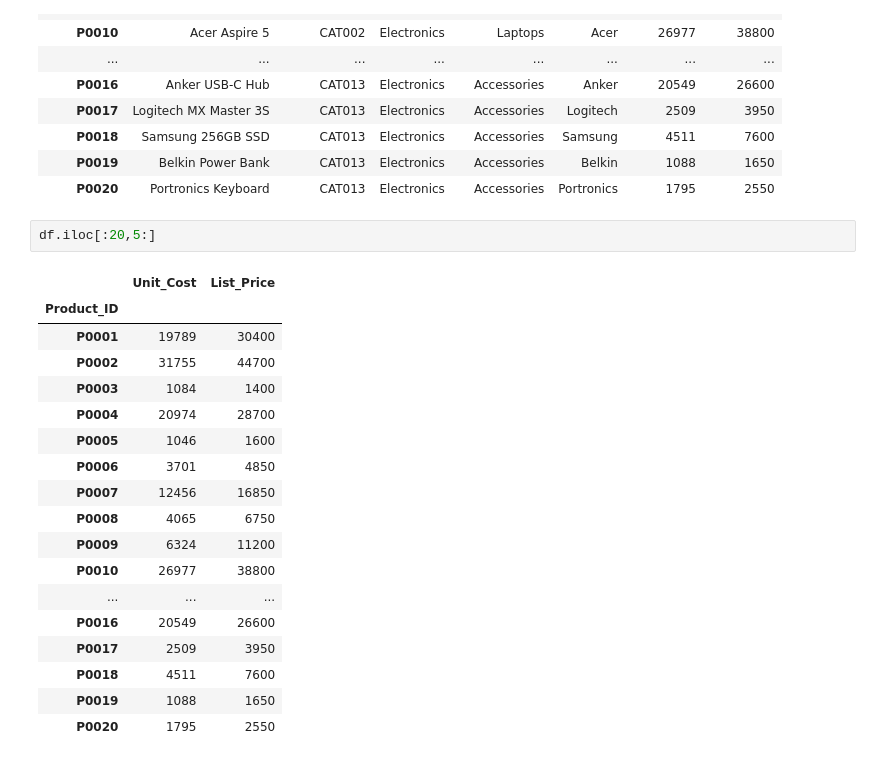
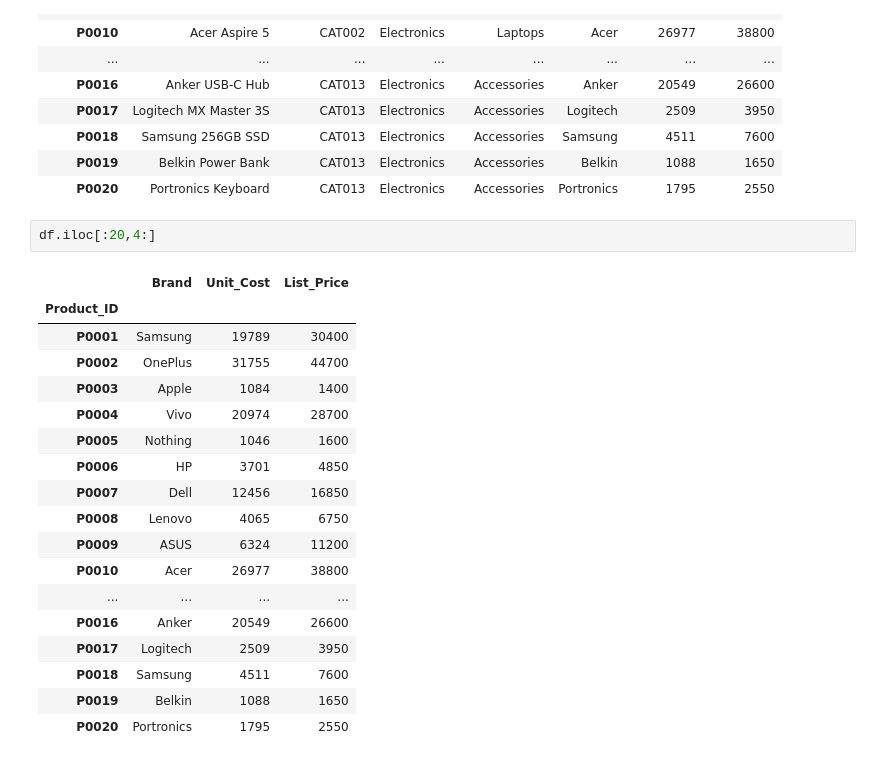
Before and after one commit to datasciencekibaatein/Business-Analyst-Batch-109, a Jupyter notebook: Pandas/02lecture.ipynb, the cells around one changed output. Saved outputs shown, nothing was run; the diff lists cells and outputs as text.

```diff
--- a/Pandas/02lecture.ipynb
+++ b/Pandas/02lecture.ipynb
@@ -129,23 +129,23 @@ df.iloc[:20]
 | P0019 | Belkin Power Bank | CAT013 | Electronics | Accessories | Belkin | 1088 | 1650 |
 | P0020 | Portronics Keyboard | CAT013 | Electronics | Accessories | Portronics | 1795 | 2550 |
 # %%
-df.iloc[:20,5:]
+df.iloc[:20,4:]
 # %% [output]
-|  | Unit_Cost | List_Price |
-| Product_ID |  |  |
-| P0001 | 19789 | 30400 |
-| P0002 | 31755 | 44700 |
-| P0003 | 1084 | 1400 |
-| P0004 | 20974 | 28700 |
-| P0005 | 1046 | 1600 |
-| P0006 | 3701 | 4850 |
-| P0007 | 12456 | 16850 |
-| P0008 | 4065 | 6750 |
-| P0009 | 6324 | 11200 |
-| P0010 | 26977 | 38800 |
-| ... | ... | ... |
-| P0016 | 20549 | 26600 |
-| P0017 | 2509 | 3950 |
-| P0018 | 4511 | 7600 |
-| P0019 | 1088 | 1650 |
-| P0020 | 1795 | 2550 |
+|  | Brand | Unit_Cost | List_Price |
+| Product_ID |  |  |  |
+| P0001 | Samsung | 19789 | 30400 |
+| P0002 | OnePlus | 31755 | 44700 |
+| P0003 | Apple | 1084 | 1400 |
+| P0004 | Vivo | 20974 | 28700 |
+| P0005 | Nothing | 1046 | 1600 |
+| P0006 | HP | 3701 | 4850 |
+| P0007 | Dell | 12456 | 16850 |
+| P0008 | Lenovo | 4065 | 6750 |
+| P0009 | ASUS | 6324 | 11200 |
+| P0010 | Acer | 26977 | 38800 |
+| ... | ... | ... | ... |
+| P0016 | Anker | 20549 | 26600 |
+| P0017 | Logitech | 2509 | 3950 |
+| P0018 | Samsung | 4511 | 7600 |
+| P0019 | Belkin | 1088 | 1650 |
+| P0020 | Portronics | 1795 | 2550 |
```
Also changed, not shown: parts of 18 cells of this notebook.
